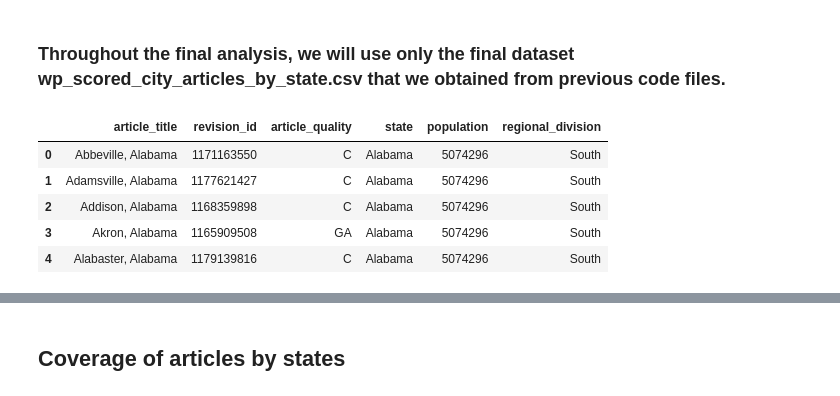
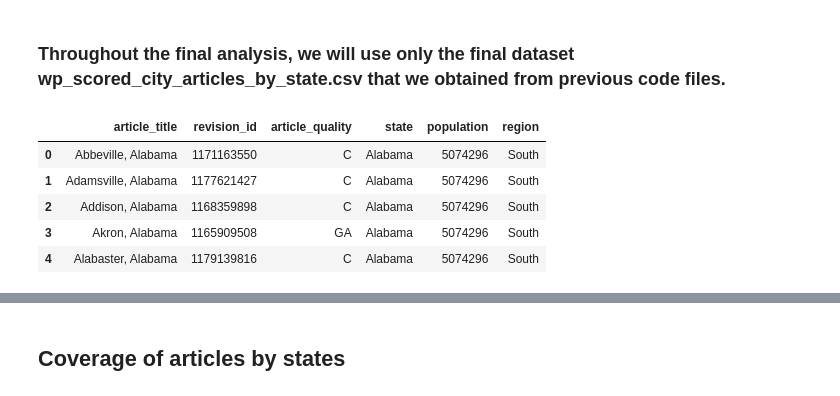
Before and after one commit to hww1999/data-512-homework_2, a Jupyter notebook: data analysis.ipynb, the cells around one changed output, grey strips where cells are left out. Cells and saved outputs as stored; diff of their text form; code cells hidden in the pictures.

```diff
--- a/data analysis.ipynb
+++ b/data analysis.ipynb
@@ -3,13 +3,14 @@
 # %%
 import pandas as pd
 import matplotlib.pyplot as plt
 import warnings
 warnings.simplefilter('ignore')
 
-df_final = pd.read_csv('wp_scored_city_articles_by_state.csv')
+df_final = pd.read_csv('wp_scored_city_articles_by_state_pre.csv')
+df_final = df_final.rename(columns={'regional_division':'region'})
 df_final.head()
 # %% [output]
-|  | article_title | revision_id | article_quality | state | population | regional_division |
+|  | article_title | revision_id | article_quality | state | population | region |
 | 0 | Abbeville, Alabama | 1171163550 | C | Alabama | 5074296 | South |
 | 1 | Adamsville, Alabama | 1177621427 | C | Alabama | 5074296 | South |
 | 2 | Addison, Alabama | 1168359898 | C | Alabama | 5074296 | South |
```
Also changed, not shown: parts of 25 cells of this notebook, 3 other files.
